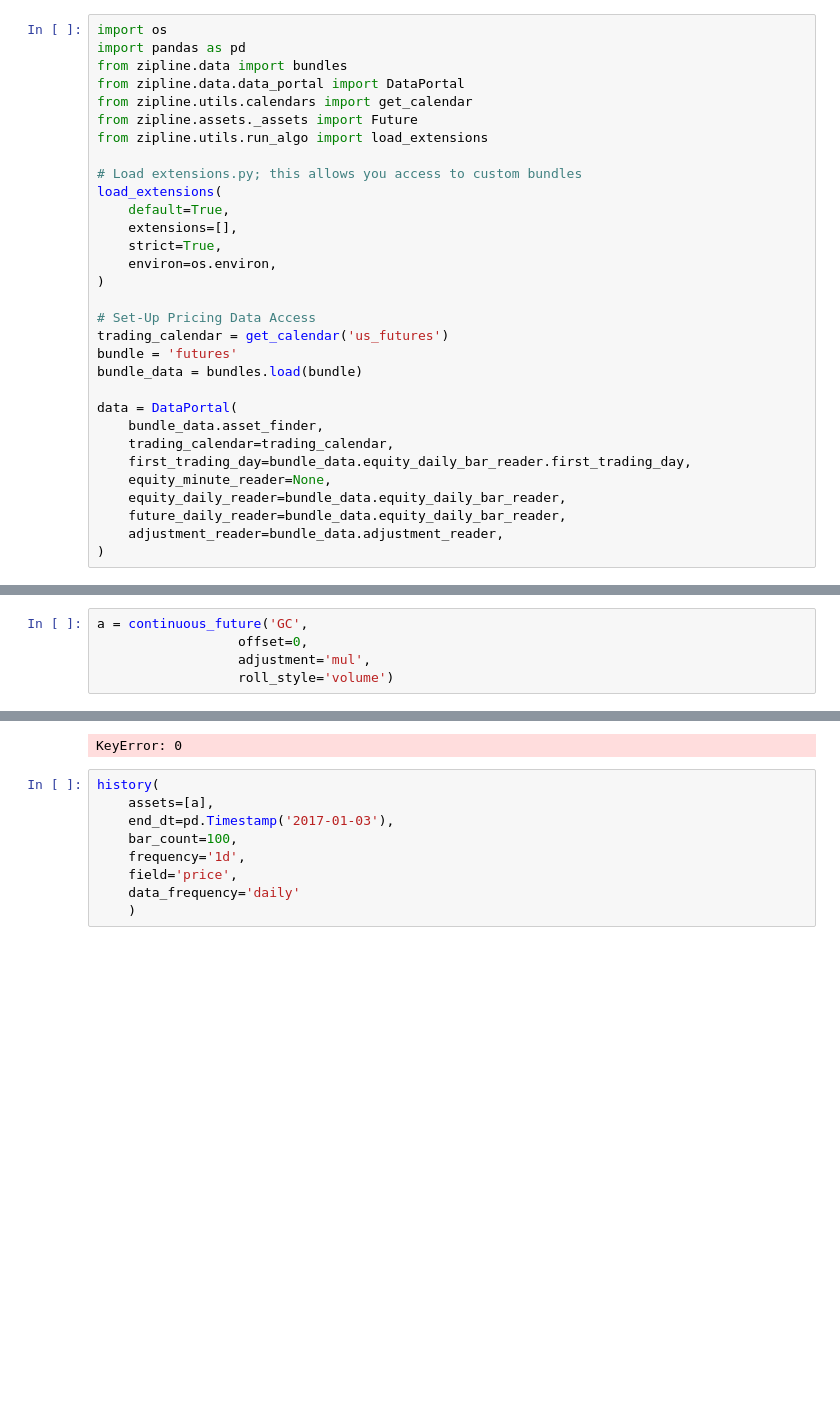
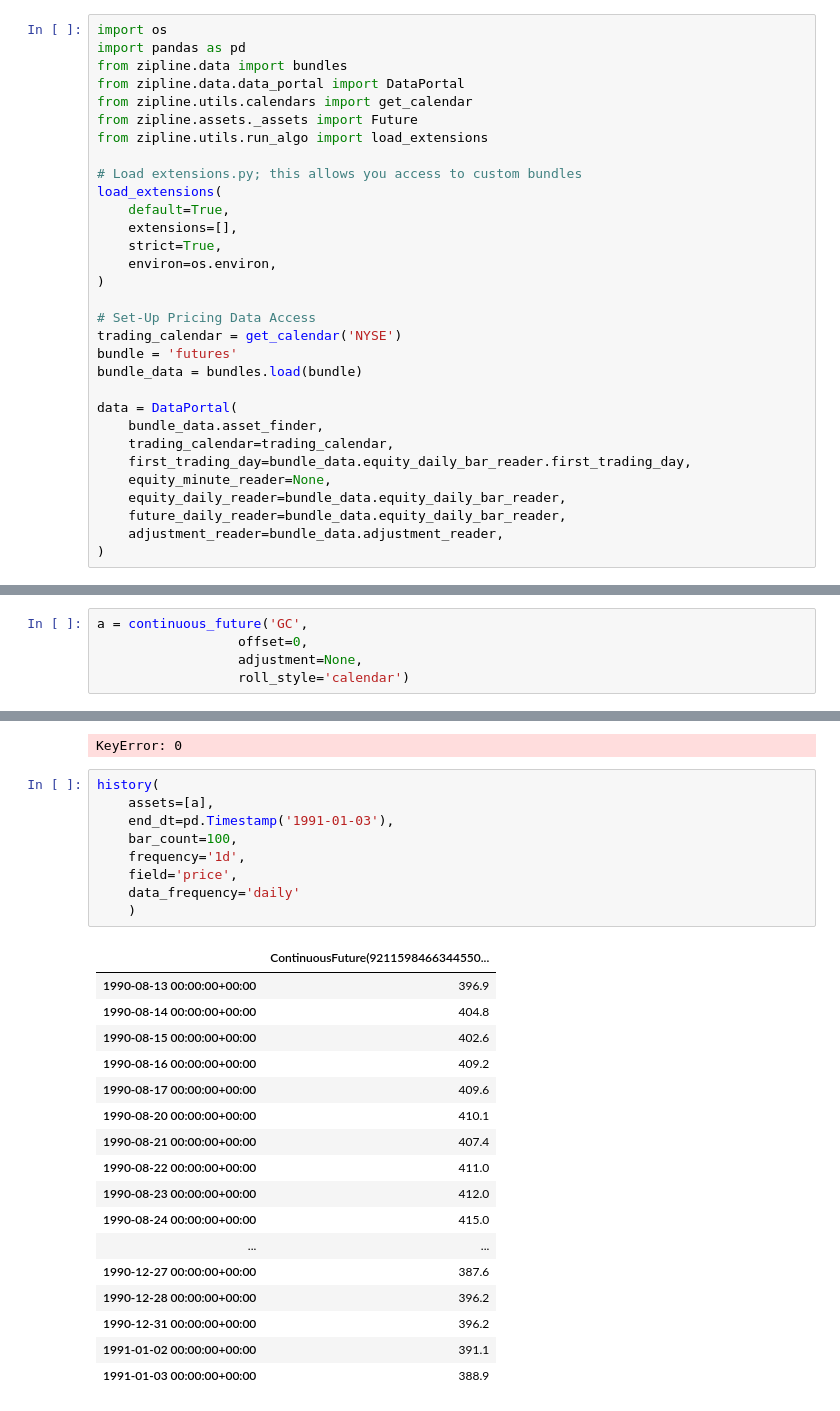
Before and after one commit to t1user/zipline, a Jupyter notebook: notebooks/contract history test.ipynb, the cells around one changed output, grey strips where cells are left out. Drawn from its saved outputs; the diff is of its cells as text; blank space fills up the shorter version.

```diff
--- a/notebooks/contract history test.ipynb
+++ b/notebooks/contract history test.ipynb
@@ -16,7 +16,7 @@ load_extensions(
 )
 
 # Set-Up Pricing Data Access
-trading_calendar = get_calendar('us_futures')
+trading_calendar = get_calendar('NYSE')
 bundle = 'futures'
 bundle_data = bundles.load(bundle)
 
@@ -257,8 +257,8 @@ Timestamp('1976-08-02 00:00:00+0000', tz='UTC')
 # %%
 a = continuous_future('GC',
                   offset=0,
-                  adjustment='mul',
-                  roll_style='volume')
+                  adjustment=None,
+                  roll_style='calendar')
 # %%
 a
 # %% [output]
@@ -467,10 +467,27 @@ KeyError: 0
 # %%
 history(
     assets=[a],
-    end_dt=pd.Timestamp('2017-01-03'),
+    end_dt=pd.Timestamp('1991-01-03'),
     bar_count=100,
     frequency='1d',
     field='price',
     data_frequency='daily'
     )
 # %% [output]
+|  | ContinuousFuture(9211598466344550... |
+| 1990-08-13 00:00:00+00:00 | 396.9 |
+| 1990-08-14 00:00:00+00:00 | 404.8 |
+| 1990-08-15 00:00:00+00:00 | 402.6 |
+| 1990-08-16 00:00:00+00:00 | 409.2 |
+| 1990-08-17 00:00:00+00:00 | 409.6 |
+| 1990-08-20 00:00:00+00:00 | 410.1 |
+| 1990-08-21 00:00:00+00:00 | 407.4 |
+| 1990-08-22 00:00:00+00:00 | 411.0 |
+| 1990-08-23 00:00:00+00:00 | 412.0 |
+| 1990-08-24 00:00:00+00:00 | 415.0 |
+| ... | ... |
+| 1990-12-27 00:00:00+00:00 | 387.6 |
+| 1990-12-28 00:00:00+00:00 | 396.2 |
+| 1990-12-31 00:00:00+00:00 | 396.2 |
+| 1991-01-02 00:00:00+00:00 | 391.1 |
+| 1991-01-03 00:00:00+00:00 | 388.9 |
```
Also changed, not shown: parts of 5 cells of this notebook, 4 other files.
